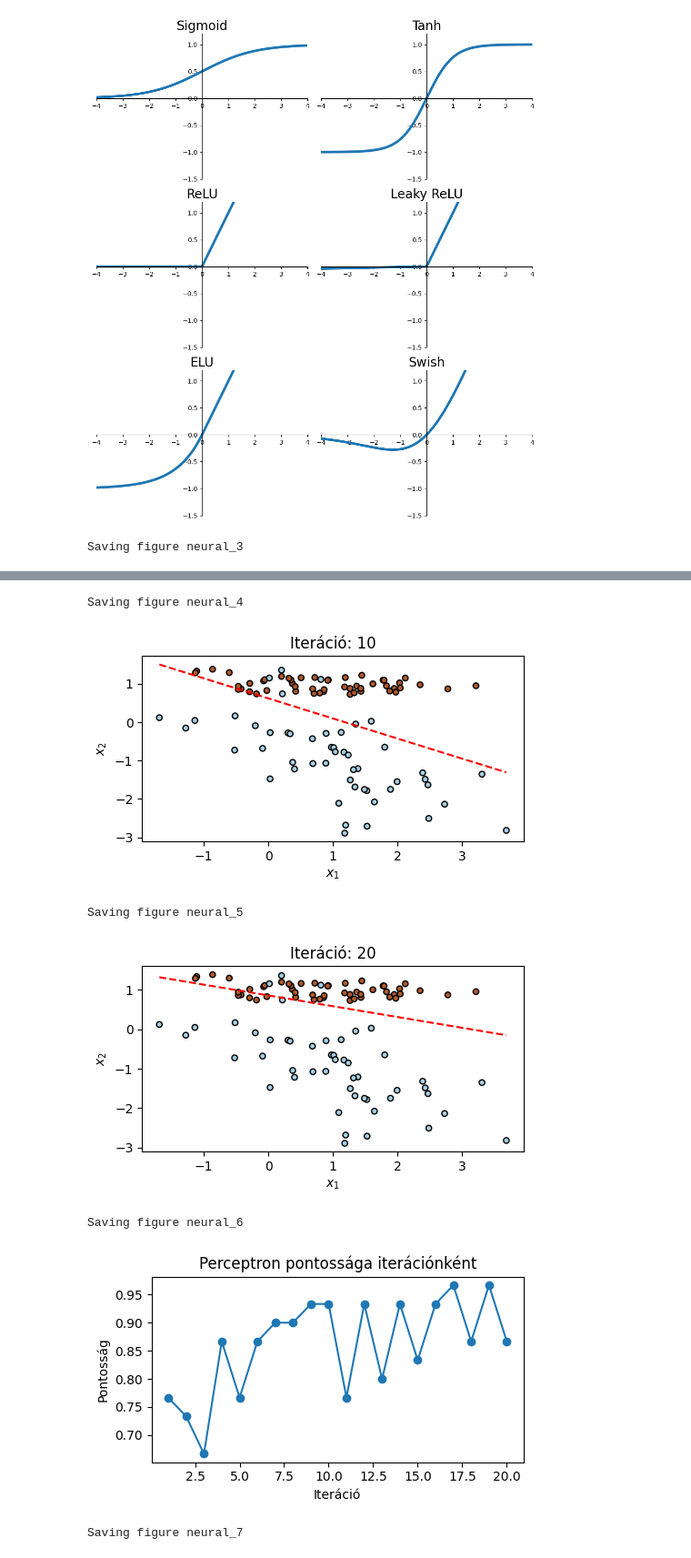
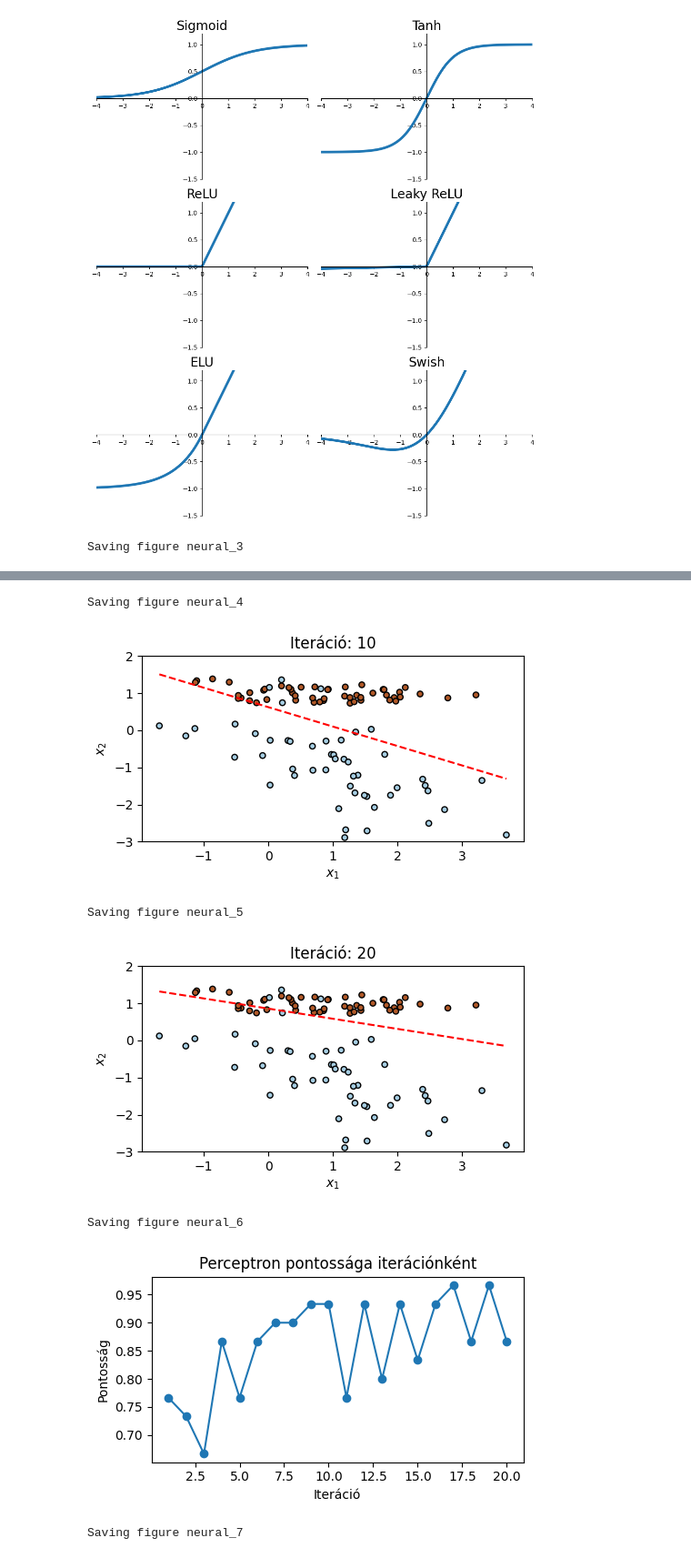
Before and after one commit to basictask/Elemzesmodszertan, a Jupyter notebook: 10_neural/doc/images/10_neural.ipynb, the cells around one changed output, grey strips where cells are left out. Shown at 91% size. Drawn from its saved outputs; the diff is of its cells as text; code cells hidden in the pictures.

```diff
--- a/10_neural/doc/images/10_neural.ipynb
+++ b/10_neural/doc/images/10_neural.ipynb
@@ -116,6 +116,7 @@ def plot_decision_boundary(model, epoch, ax, id):
     plt.xlabel(r'$x_1$')
     plt.ylabel(r'$x_2$')
     plt.tight_layout()
+    plt.ylim([-3, 2])
     save_fig(f'neural_{id}')
     plt.show()
 
@@ -152,7 +153,7 @@ Saving figure neural_3
 Saving figure neural_4
-[figure, old version]
+[figure, new version]
 Saving figure neural_5
-[figure, old version]
+[figure, new version]
 Saving figure neural_6
 [figure]
 # %%
```
Also changed, not shown: parts of 2 cells of this notebook, 18 other files.
